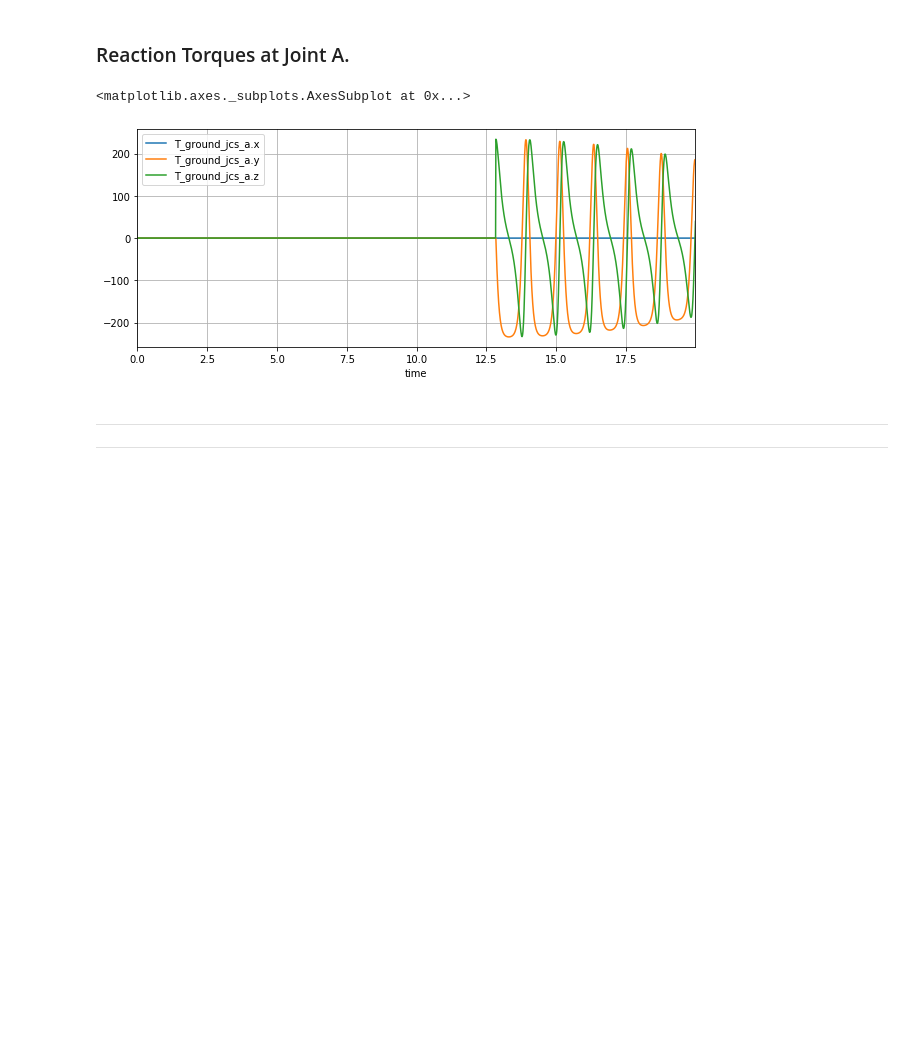
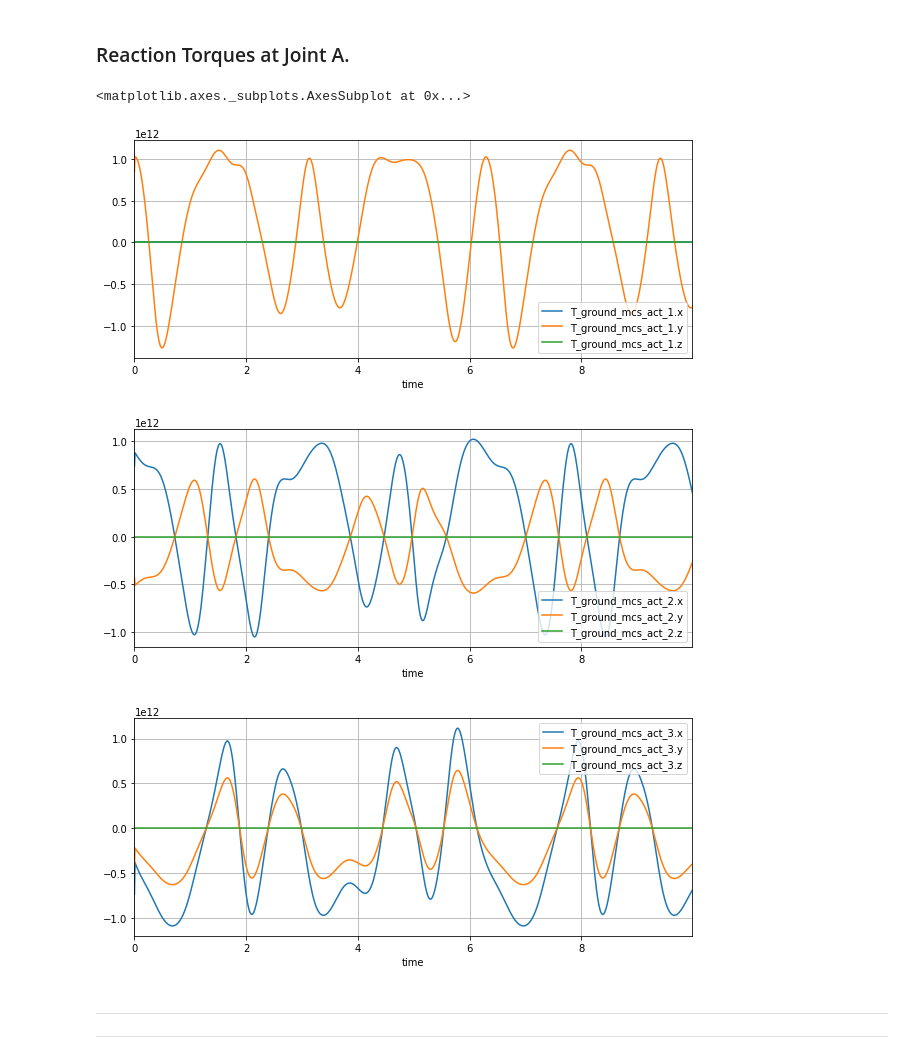
Before and after one commit to khaledghobashy/uraeus_smbd, a Jupyter notebook: examples/standalone_models/notebooks/stewart_platform/stewart_platform.ipynb, the cells around one changed output. Drawn from its saved outputs; the diff is of its cells as text; code cells hidden in the pictures; blank space fills up the shorter version.

```diff
--- a/examples/standalone_models/notebooks/stewart_platform/stewart_platform.ipynb
+++ b/examples/standalone_models/notebooks/stewart_platform/stewart_platform.ipynb
@@ -558,12 +496,23 @@ sim.soln.reactions_dataframe.plot(x='time', y=coordinates,
 # %% [markdown]
 ### Reaction Torques at Joint A.
-# %%
-coordinates = ['T_ground_jcs_a.x', 'T_ground_jcs_a.y', 'T_ground_jcs_a.z']
-sim.soln.reactions_dataframe.plot(x='time', y=coordinates,
-                                   grid=True, figsize=(10,4))
-# %% [output]
-<matplotlib.axes._subplots.AxesSubplot at 0x...>
-[figure, removed]
+# %%
+motor_A = ['T_ground_mcs_act_1.x', 'T_ground_mcs_act_1.y', 'T_ground_mcs_act_1.z']
+motor_B = ['T_ground_mcs_act_2.x', 'T_ground_mcs_act_2.y', 'T_ground_mcs_act_2.z']
+motor_C = ['T_ground_mcs_act_3.x', 'T_ground_mcs_act_3.y', 'T_ground_mcs_act_3.z']
+
+sim.soln.reactions_dataframe.plot(x='time', y=motor_A,
+                                   grid=True, figsize=(10,4))
+
+sim.soln.reactions_dataframe.plot(x='time', y=motor_B,
+                                   grid=True, figsize=(10,4))
+
+sim.soln.reactions_dataframe.plot(x='time', y=motor_C,
+                                   grid=True, figsize=(10,4))
+# %% [output]
+<matplotlib.axes._subplots.AxesSubplot at 0x...>
+[figure, added]
+[figure, added]
+[figure, added]
 # %% [markdown]
 ---------------------------------------------------------------
 ---------------------------------------------------------------
```
Also changed, not shown: parts of 16 cells of this notebook.
